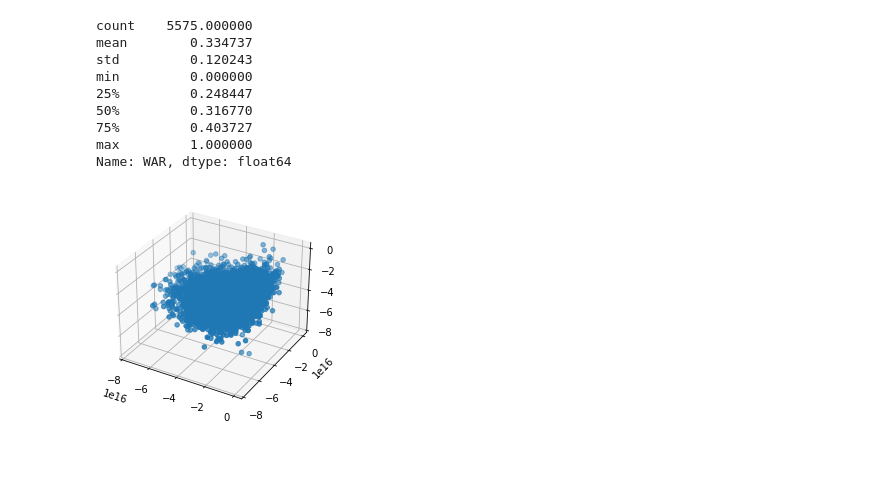
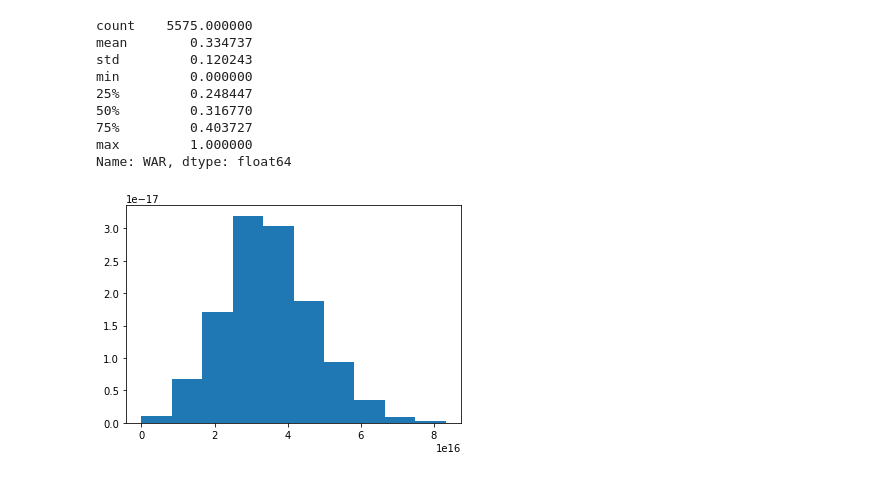
Before and after one commit to michaelzwartz/Unsupervised-ML, a Jupyter notebook: Sem2/BatStats/PCAandLDA.ipynb, the cells around one changed output. Saved outputs shown, nothing was run; the diff lists cells and outputs as text; code cells hidden in the pictures.

```diff
--- a/Sem2/BatStats/PCAandLDA.ipynb
+++ b/Sem2/BatStats/PCAandLDA.ipynb
@@ -161,15 +161,13 @@ y3 = X3*w
 # %%
 #ignore copy warning
 import warnings
 warnings.filterwarnings('ignore')
 
-#create plot
-plot4 = plt.figure()
-ax = plot4.add_subplot(projection='3d')
-ax.scatter(y1, y2, y3)
-plt.show()
+batStats1D_LDA = pd.concat([y1, y2, y3], axis=0)
+
+plot1 = plt.hist(batStats1D_LDA, density=True)
 # %% [output]
-[figure, old version]
+[figure, new version]
 # %% [markdown]
 ### Analysis
 
```
Also changed, not shown: parts of 5 cells of this notebook, 2 other files.
